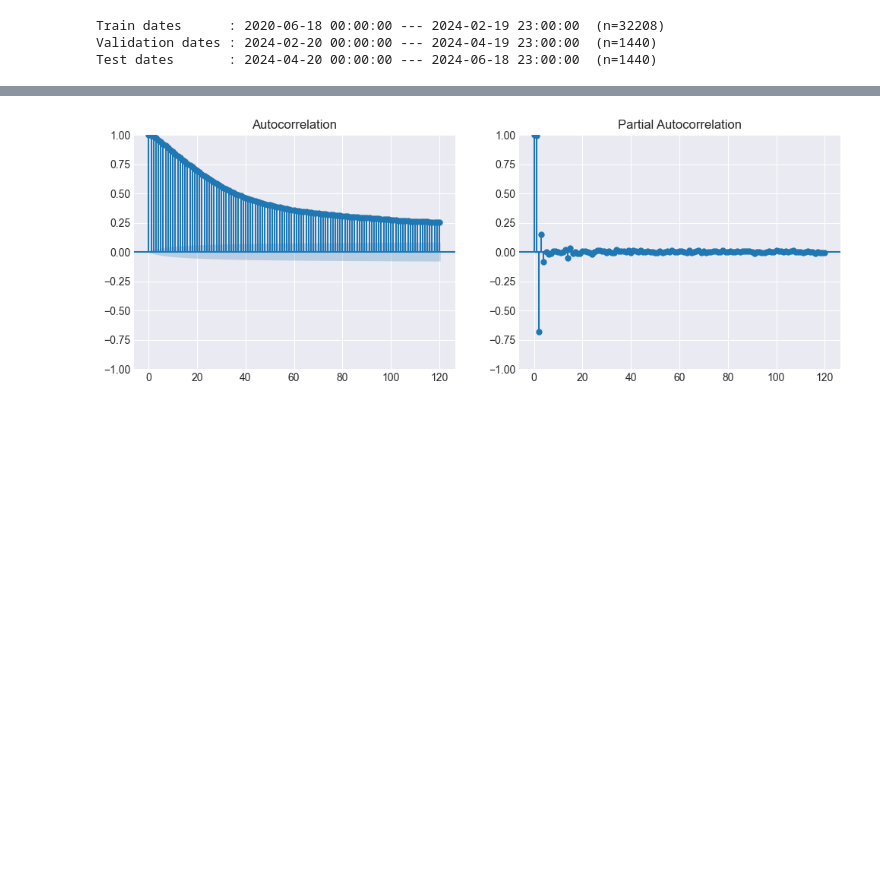
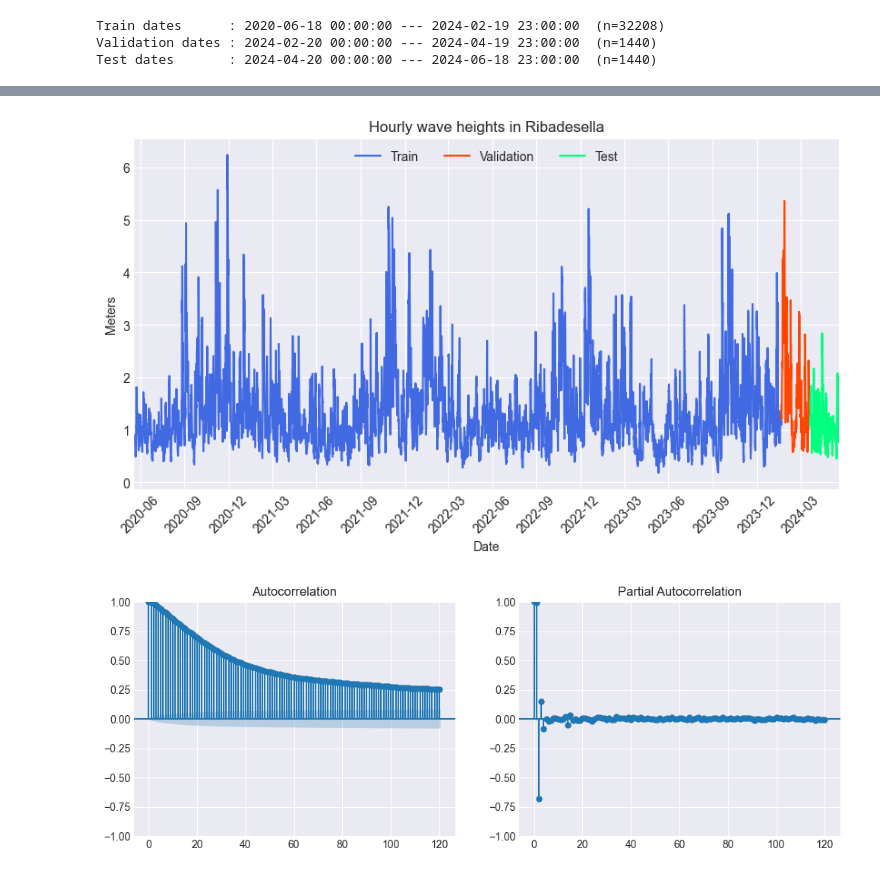
Before and after one commit to AlvaroCorrales/wave-height-prediction, a Jupyter notebook: Process data ESP.ipynb, the cells around one changed output, grey strips where cells are left out. Drawn from its saved outputs; the diff is of its cells as text; code cells hidden in the pictures; blank space fills up the shorter version.

```diff
--- a/Process data ESP.ipynb
+++ b/Process data ESP.ipynb
@@ -202,6 +202,39 @@ fig.update_layout(
 fig.show()
 # %% [output]
 [interactive output not drawn]
+# %%
+
+# Plot raw data using seaborn
+# ==============================================================================
+fig, ax = plt.subplots(1, 1, figsize=(10, 5))
+
+sns.lineplot(data=df_train, x=df_train.index, y='wave_height', ax=ax, label='Train', color='royalblue')
+sns.lineplot(data=df_val, x=df_val.index, y='wave_height', ax=ax, label='Validation', color='orangered')
+sns.lineplot(data=df_test, x=df_test.index, y='wave_height', ax=ax, label='Test', color='springgreen')
+
+ax.set_title('Hourly wave heights in Ribadesella')
+ax.set_ylabel('Meters')
+ax.set_xlabel('Date')
+
+# Add more ticks to the x-axis
+ax.set_xticks(pd.date_range(start=df.index.min(), end=df.index.max(), freq='3M'))
+ax.set_xticklabels(pd.date_range(start=df.index.min(), end=df.index.max(), freq='3M').strftime('%Y-%m'), rotation=45)
+
+# Add grid
+# ax.grid(True)
+
+# Set x-axis limits to remove blank space
+ax.set_xlim(df.index.min(), df.index.max())
+
+
+# Customize legend
+legend = ax.legend(loc='upper center', bbox_to_anchor=(0.5, 1), ncol=3)
+legend.get_frame().set_facecolor('white')
+# legend.get_frame().set_edgecolor('black')  # Optional: set the edge color to black for better visibility
+
+plt.show()
+# %% [output]
+[figure, added]
 # %%
 # ACF and PACF
 # ==============================================================================
```
Also changed, not shown: parts of 2 cells of this notebook.
